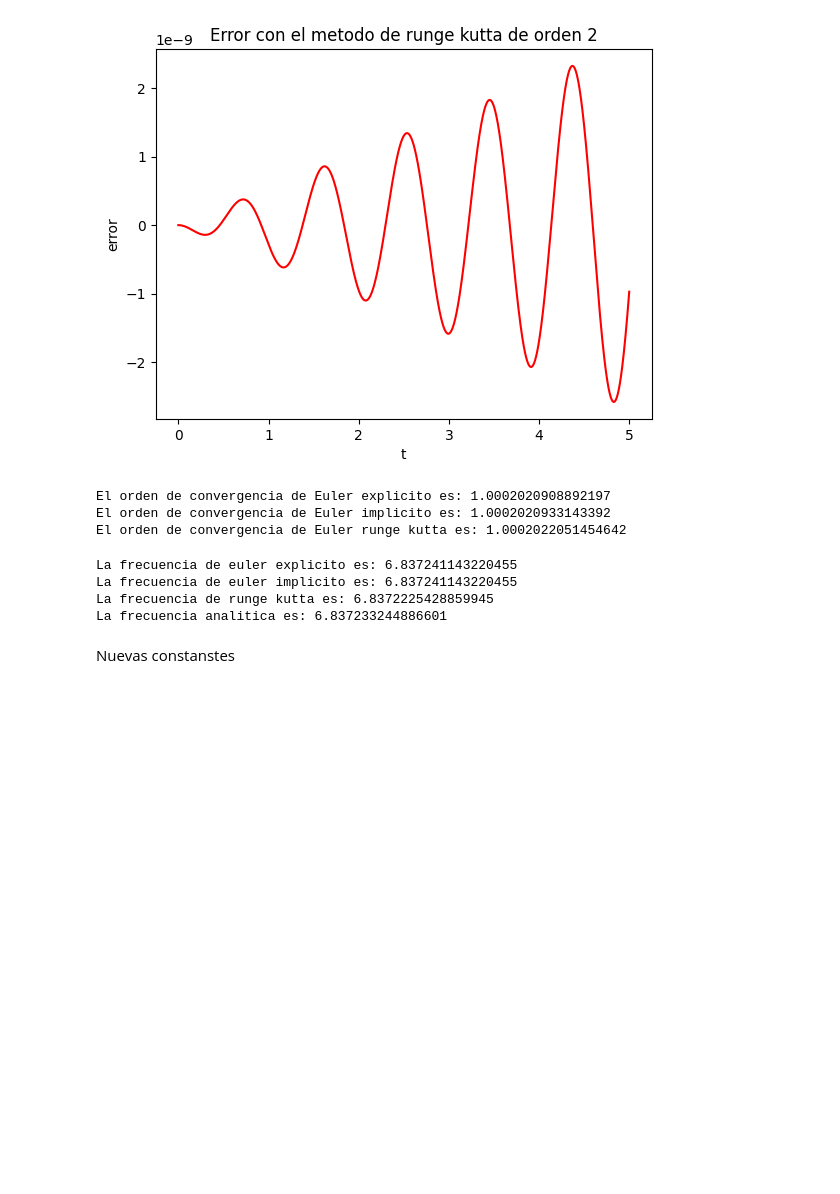
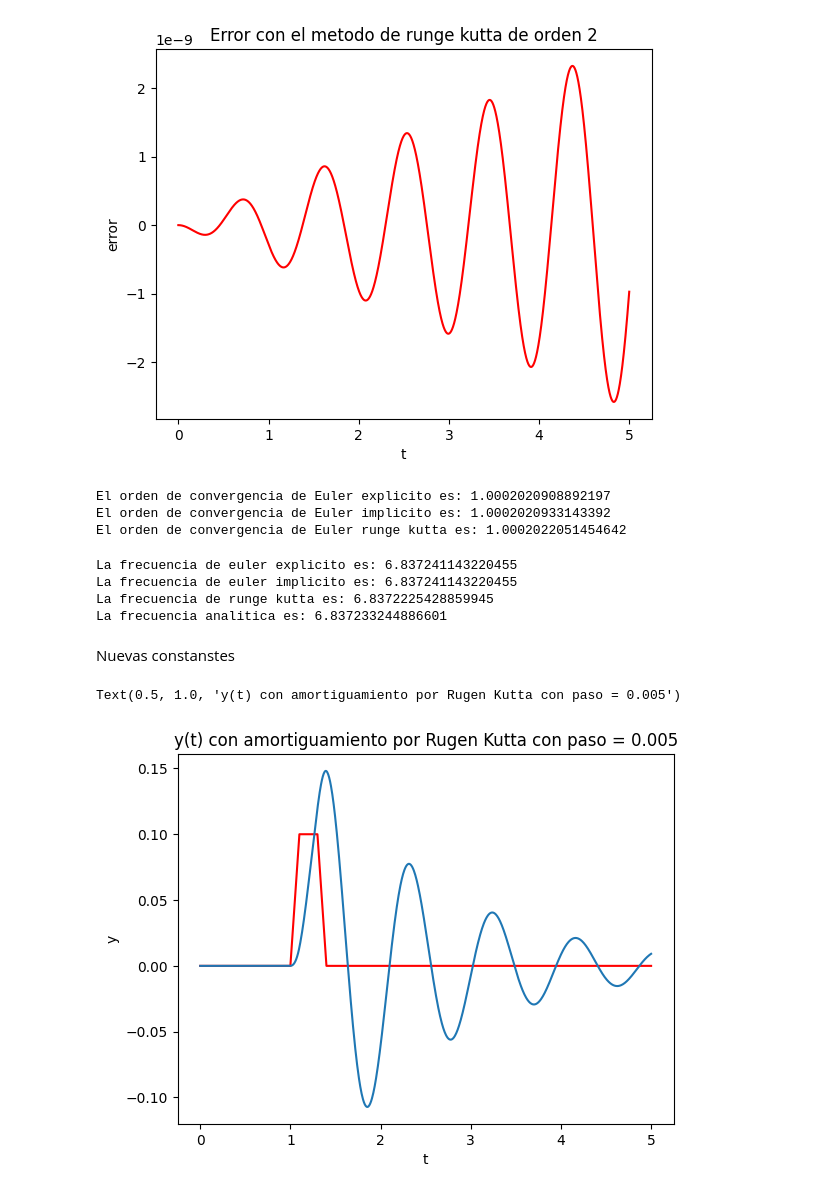
Before and after one commit to Jignacio14/AnalisisNumericoI, a Jupyter notebook: Numericos.ipynb, the cells around one changed output. Drawn from its saved outputs; the diff is of its cells as text; code cells hidden in the pictures; blank space fills up the shorter version.

```diff
--- a/Numericos.ipynb
+++ b/Numericos.ipynb
@@ -565,4 +559,16 @@ rango = 5
 paso = 0.005
 lambd = 750
 k_const = 25000
-masa = np.sum([padronJI,padronTB,padronCZ])/200
+masa= 106957/200
+# %%
+tiempo_discretizado = np.arange(0, rango+paso, paso)
+y = np.vectorize(pos)(tiempo_discretizado)
+plt.plot(tiempo_discretizado, y, 'r')
+u, v = rungeKuttaAmortiguado(rango, paso, pos, vel, lambd, k_const, masa)
+plt.plot(tiempo_discretizado, u)
+plt.xlabel('t')
+plt.ylabel('y')
+plt.title("y(t) con amortiguamiento por Rugen Kutta con paso = " + str(paso))
+# %% [output]
+Text(0.5, 1.0, 'y(t) con amortiguamiento por Rugen Kutta con paso = 0.005')
+[figure, added]
```
Also changed, not shown: parts of 5 cells of this notebook, 1 other file.
